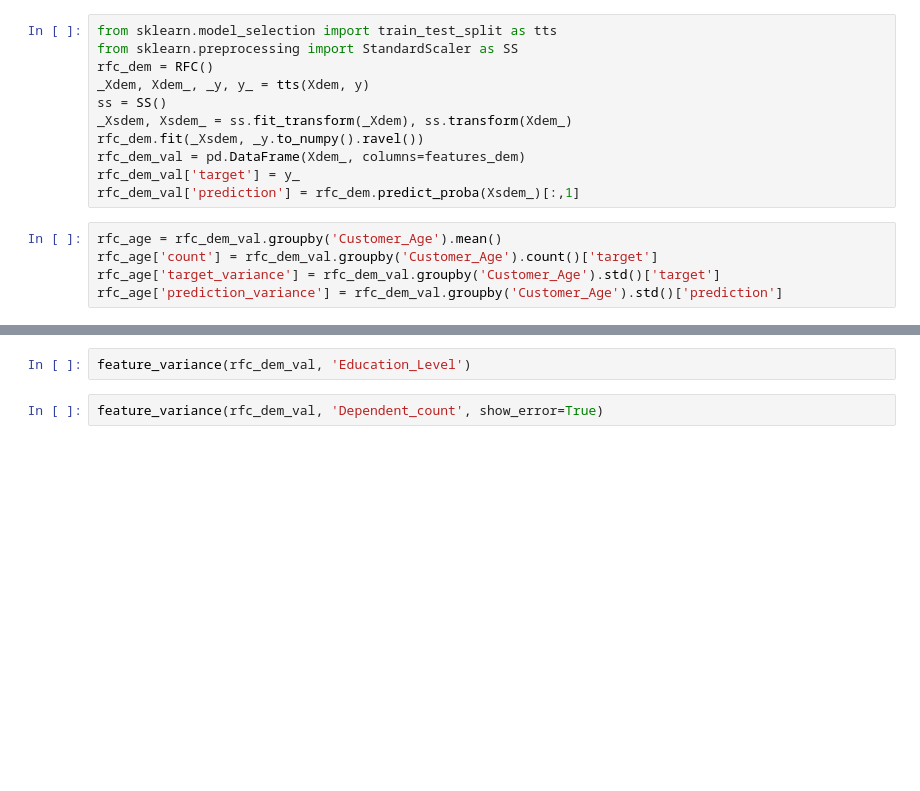
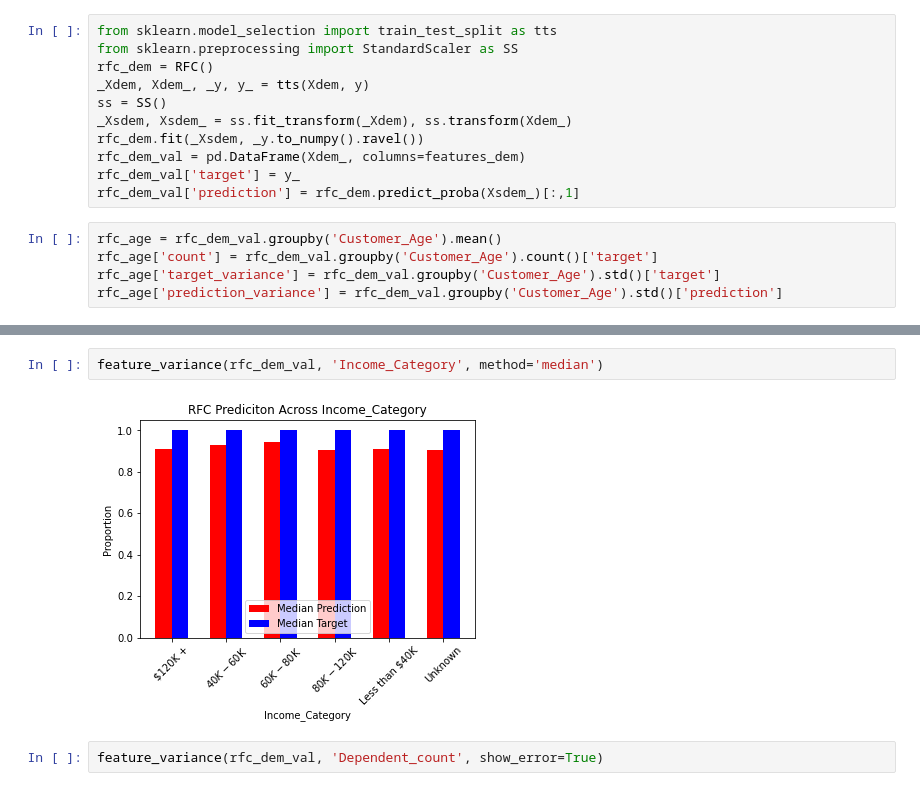
Before and after one commit to asundquistdavis/credit-churn-prediction, a Jupyter notebook: Analysis/random-forest-classifier.ipynb, the cells around one changed output, grey strips where cells are left out. Drawn from its saved outputs; the diff is of its cells as text; blank space fills up the shorter version.

```diff
--- a/Analysis/random-forest-classifier.ipynb
+++ b/Analysis/random-forest-classifier.ipynb
@@ -165,5 +255,7 @@ def feature_variance(df, feature, save_path=None, show_error=False):
 # %%
-feature_variance(rfc_dem_val, 'Education_Level')
+feature_variance(rfc_dem_val, 'Income_Category', method='median')
+# %% [output]
+[figure, added]
 # %%
 feature_variance(rfc_dem_val, 'Dependent_count', show_error=True)
 # %%
```
Also changed, not shown: parts of 28 cells of this notebook, 21 other files.
